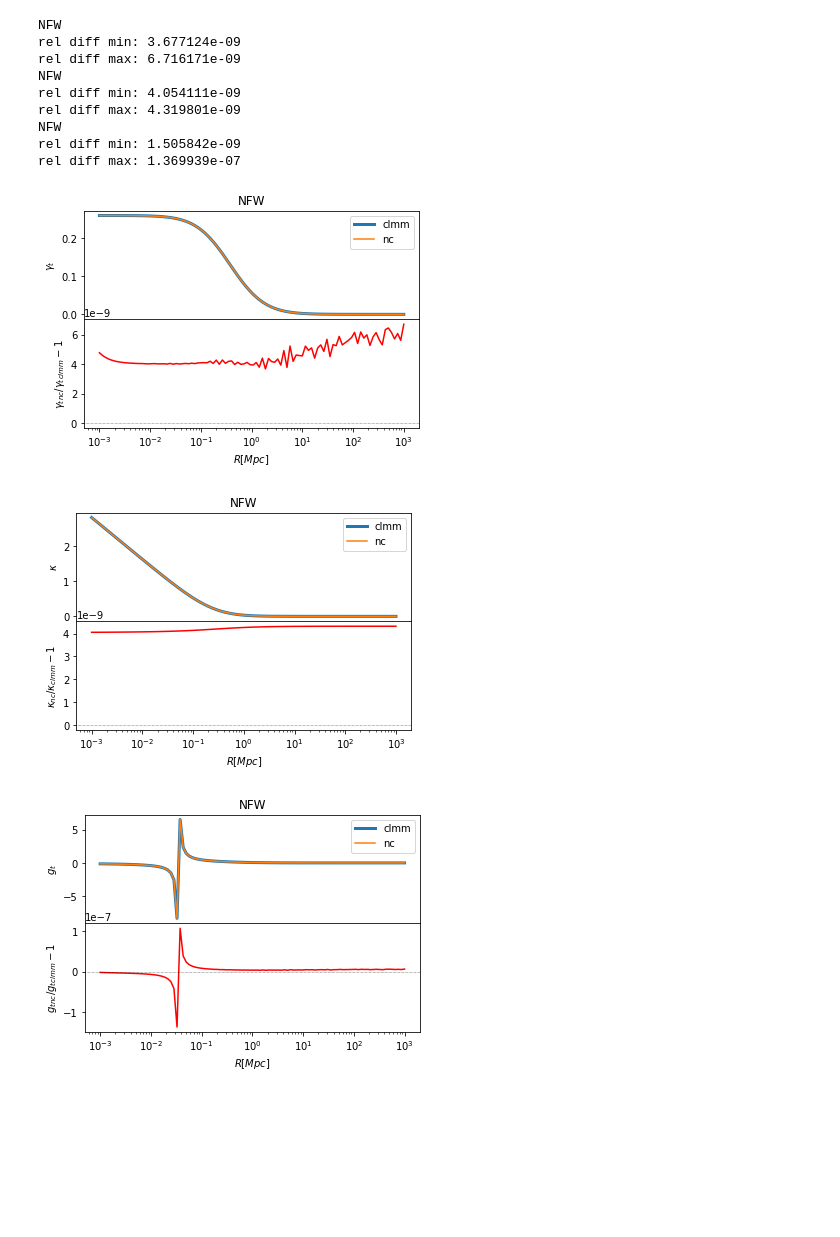
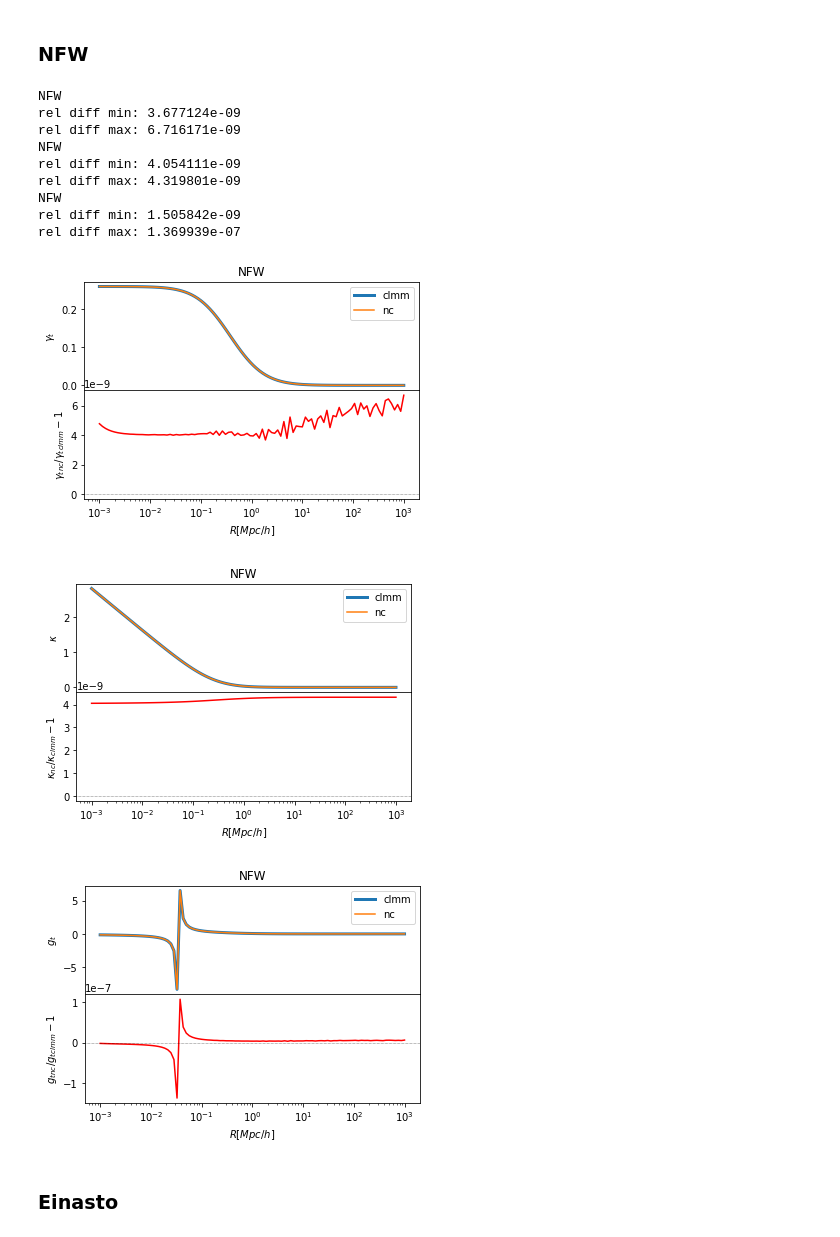
Before and after one commit to tguillemLSST/CLMM, a Jupyter notebook: examples/clmm_numcosmo_einasto.ipynb, the cells around one changed output. Drawn from its saved outputs; the diff is of its cells as text; code cells hidden in the pictures; blank space fills up the shorter version.

```diff
--- a/examples/clmm_numcosmo_einasto.ipynb
+++ b/examples/clmm_numcosmo_einasto.ipynb
@@ -192,24 +224,28 @@ clmm_gt_ein = m.predict_reduced_tangential_shear(r, mdelta=cluster_mass, cdelta=
                                cosmo=cosmo_ccl, delta_mdef=mass_Delta,
                                halo_profile_model='einasto',alpha=alpha,
                                z_src_model='single_plane')
+# %% [markdown]
+### NFW
 # %%
-fig, axs = compare (r, clmm_gammat_nfw, nc_gammat_nfw, x_name='R [Mpc]', y_name=r'{\gamma_t}', title='NFW')
+fig, axs = compare (r, clmm_gammat_nfw, nc_gammat_nfw, x_name='R [Mpc/h]', y_name=r'{\gamma_t}', title='NFW')
 axs[0].set_xscale('log')
-fig, axs = compare (r, clmm_kappa_nfw, nc_kappa_nfw, x_name='R [Mpc]', y_name=r'{\kappa}', title='NFW')
+fig, axs = compare (r, clmm_kappa_nfw, nc_kappa_nfw, x_name='R [Mpc/h]', y_name=r'{\kappa}', title='NFW')
 axs[0].set_xscale('log')
-fig, axs = compare (r, clmm_gt_nfw, nc_gt_nfw, x_name='R [Mpc]', y_name=r'{g_t}', title='NFW')
+fig, axs = compare (r, clmm_gt_nfw, nc_gt_nfw, x_name='R [Mpc/h]', y_name=r'{g_t}', title='NFW')
 axs[0].set_xscale('log')
 # %% [output]
 NFW
 rel diff min: 3.677124e-09
 rel diff max: 6.716171e-09
 NFW
 rel diff min: 4.054111e-09
 rel diff max: 4.319801e-09
 NFW
 rel diff min: 1.505842e-09
 rel diff max: 1.369939e-07
-[figure, old version]
+[figure, new version]
-[figure, old version]
+[figure, new version]
-[figure, old version]
+[figure, new version]
+# %% [markdown]
+### Einasto
 # %%
```
Also changed, not shown: parts of 8 cells of this notebook.
